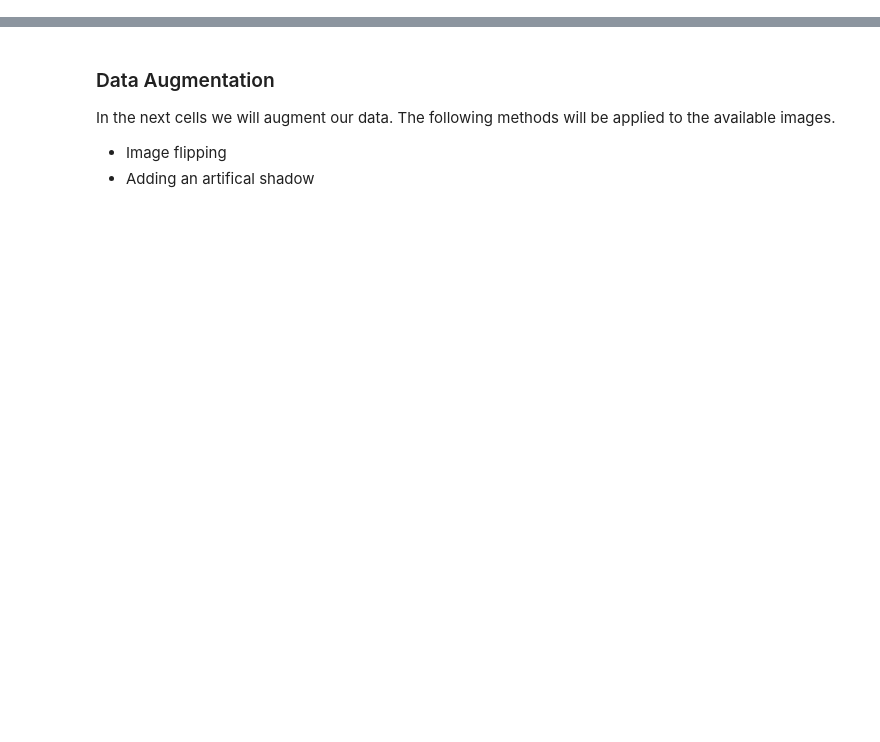
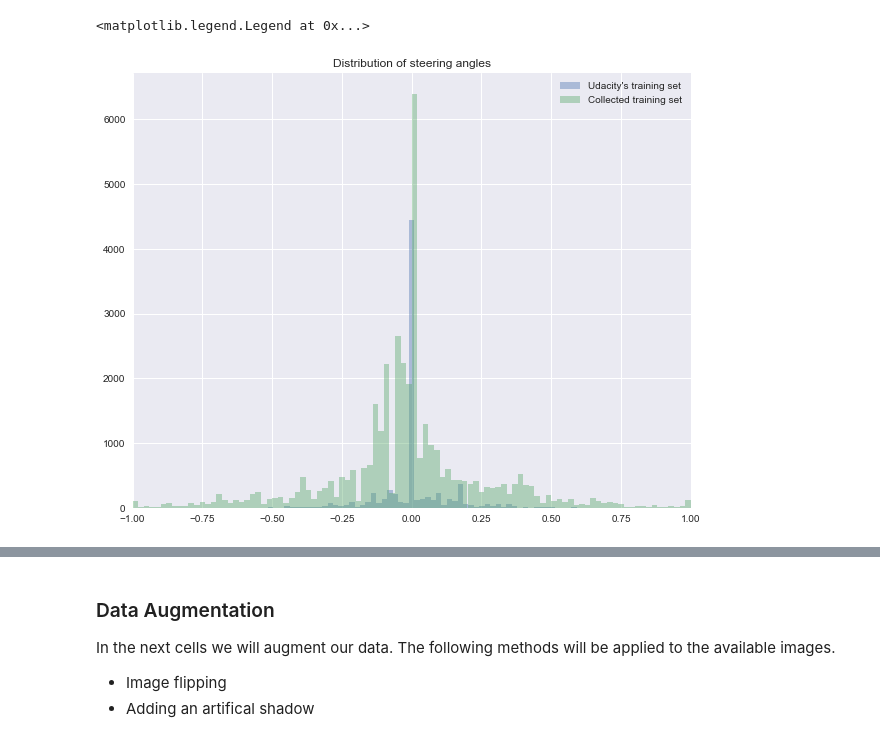
Before and after one commit to rudi77/sdc, a Jupyter notebook: project3/data_exploration.ipynb, the cells around one changed output, grey strips where cells are left out. Drawn from its saved outputs; the diff is of its cells as text; code cells hidden in the pictures; blank space fills up the shorter version.

Commit message:
added support for reading images from different directories

```diff
--- a/project3/data_exploration.ipynb
+++ b/project3/data_exploration.ipynb
@@ -236,0 +23,33 @@ def weighted_img(img, initial_img, α=0.8, β=1., λ=0.):
+# %%
+# Only data_base contains a header. So add a header to the other ones when they are
+# read into data frames
+header = ["center","left", "right", "steering", "throttle", "brake", "speed"]
+
+data_base = './data_base/driving_log.csv'
+data_curves ='./data_curves/driving_log.csv'
+data_recovery = './data_recovery/driving_log.csv'
+data_smooth_jungle = './data_smooth_jungle/driving_log.csv'
+data_smooth_lake = './data_smooth_lake/driving_log.csv'
+data_straightahead = './data_straightahead/driving_log.csv'
+
+df_data_base = pd.read_csv(data_base)
+df_data_curves = pd.read_csv(data_curves, names=header)
+df_data_recovery = pd.read_csv(data_recovery, names=header)
+df_data_smooth_jungle = pd.read_csv(data_smooth_jungle, names=header)
+df_data_smooth_lake = pd.read_csv(data_smooth_lake, names=header)
+df_data_straightahead = pd.read_csv(data_straightahead, names=header)
+
+df_collected_data = df_data_curves.append(df_data_recovery).append(df_data_smooth_jungle).append(df_data_smooth_lake).append(df_data_straightahead)
+
+print("Samples data_base {}".format(len(df_data_base)))
+print("Samples data_curves {}".format(len(df_data_curves)))
+print("Samples data_recovery {}".format(len(df_data_recovery)))
+print("Samples data_smooth_jungle {}".format(len(df_data_smooth_jungle)))
+print("Samples data_smooth_lake {}".format(len(df_data_smooth_lake)))
+print("Samples data_straightahead {}".format(len(df_data_straightahead)))
+
+
+print("Samples data_all {}".format(len(df_collected_data)))
+
+df_all_with_base = df_data_base.append(df_data_all)
+print("Samples data_all_all {}".format(len(df_data_all)))
@@ -237 +65,15 @@ def weighted_img(img, initial_img, α=0.8, β=1., λ=0.):
+# %%
+plt.rcParams['figure.figsize'] = (10, 8)
+
+fig, ax = plt.subplots()
+ax.set_title("Distribution of steering angles")
+
+sns.distplot(df_data_base[[3]], bins=100, ax=ax, kde=False, label="Udacity's training set")
+sns.distplot(df_collected_data[[3]], bins=100, ax=ax, kde=False, label="Collected training set")
+
+ax.set_xlim([-1.0, 1.0])
+ax.legend()
+# %% [output]
+<matplotlib.legend.Legend at 0x...>
+[figure, added]
 # %%
```
Also changed, not shown: parts of 24 cells of this notebook, 3 other files.
